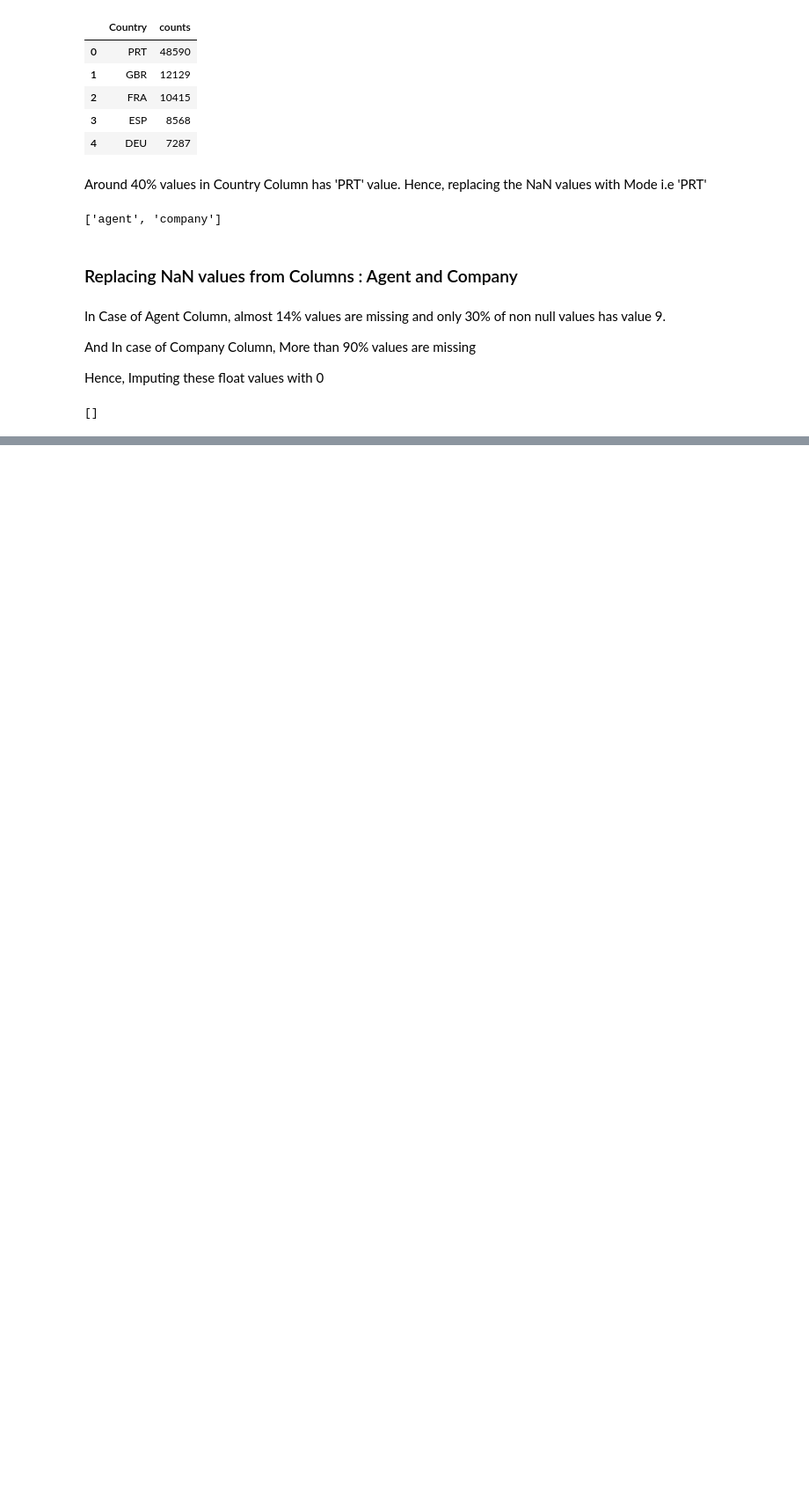
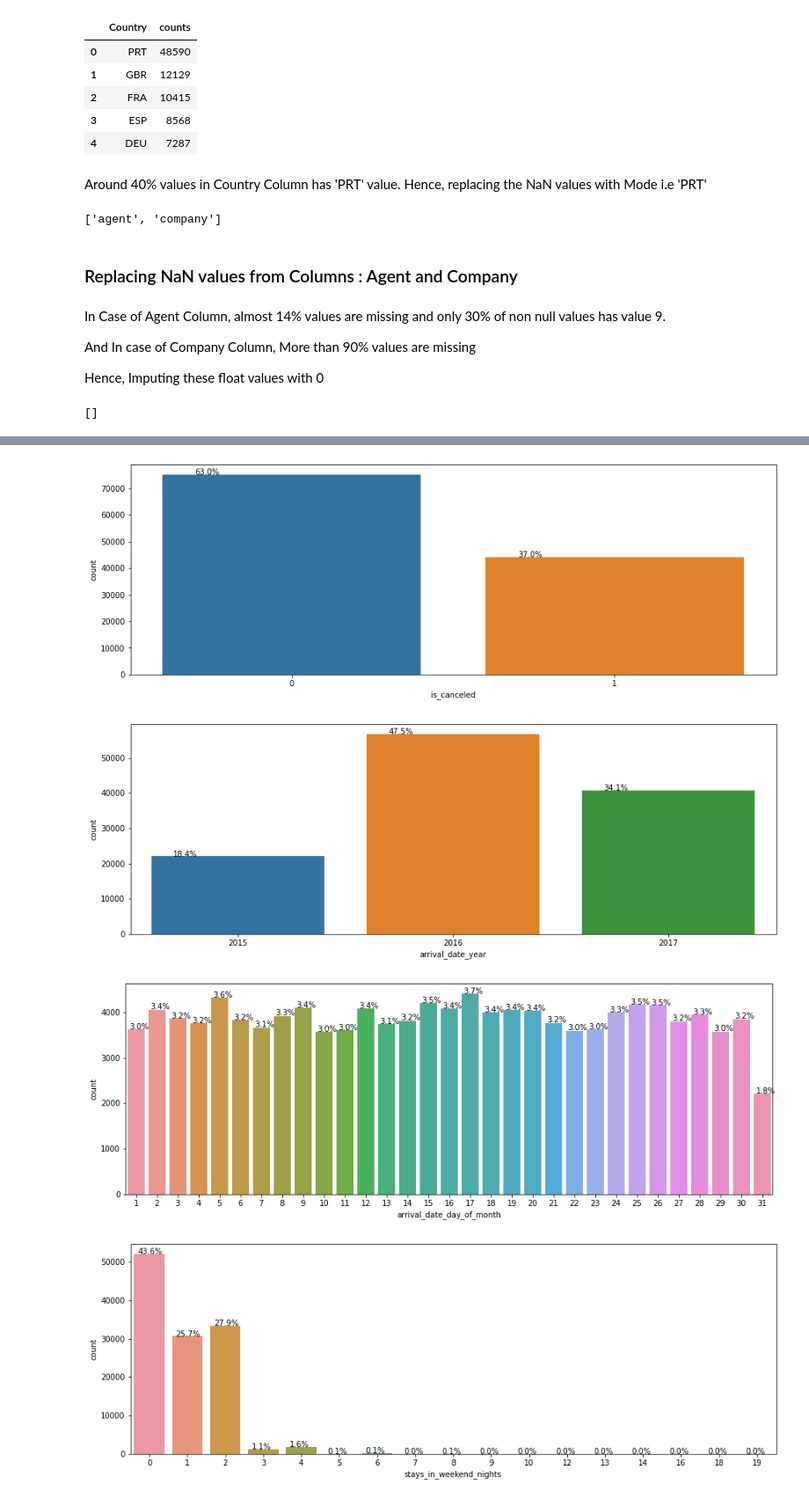
Before and after one commit to scharu07/Hotel-Booking-Analysis, a Jupyter notebook: Hotel_Booking_Analysis_Capstone_Project.ipynb, the cells around one changed output, grey strips where cells are left out. Shown at 88% size. Drawn from its saved outputs; the diff is of its cells as text; code cells hidden in the pictures; blank space fills up the shorter version.

```diff
--- a/Hotel_Booking_Analysis_Capstone_Project.ipynb
+++ b/Hotel_Booking_Analysis_Capstone_Project.ipynb
@@ -494,0 +427,13 @@ sns.lineplot(x=df_leadtime.Lead_time,y=df_leadtime.Count,data=df_leadtime)
+# %%
+plt.rcParams["figure.figsize"] = (15,5)
+for i in discrete_variables:
+  ax = sns.countplot(x=i, data=df)
+  for p in ax.patches:
+        ax.annotate('{:.1f}%'.format(100*p.get_height()/len(df[i])), (p.get_x()+0.1, p.get_height()+5))
+  plt.xlabel(i)
+  plt.show()
+# %% [output]
+[figure, added]
+[figure, added]
+[figure, added]
+[figure, added]
```
Also changed, not shown: parts of 173 cells of this notebook.
